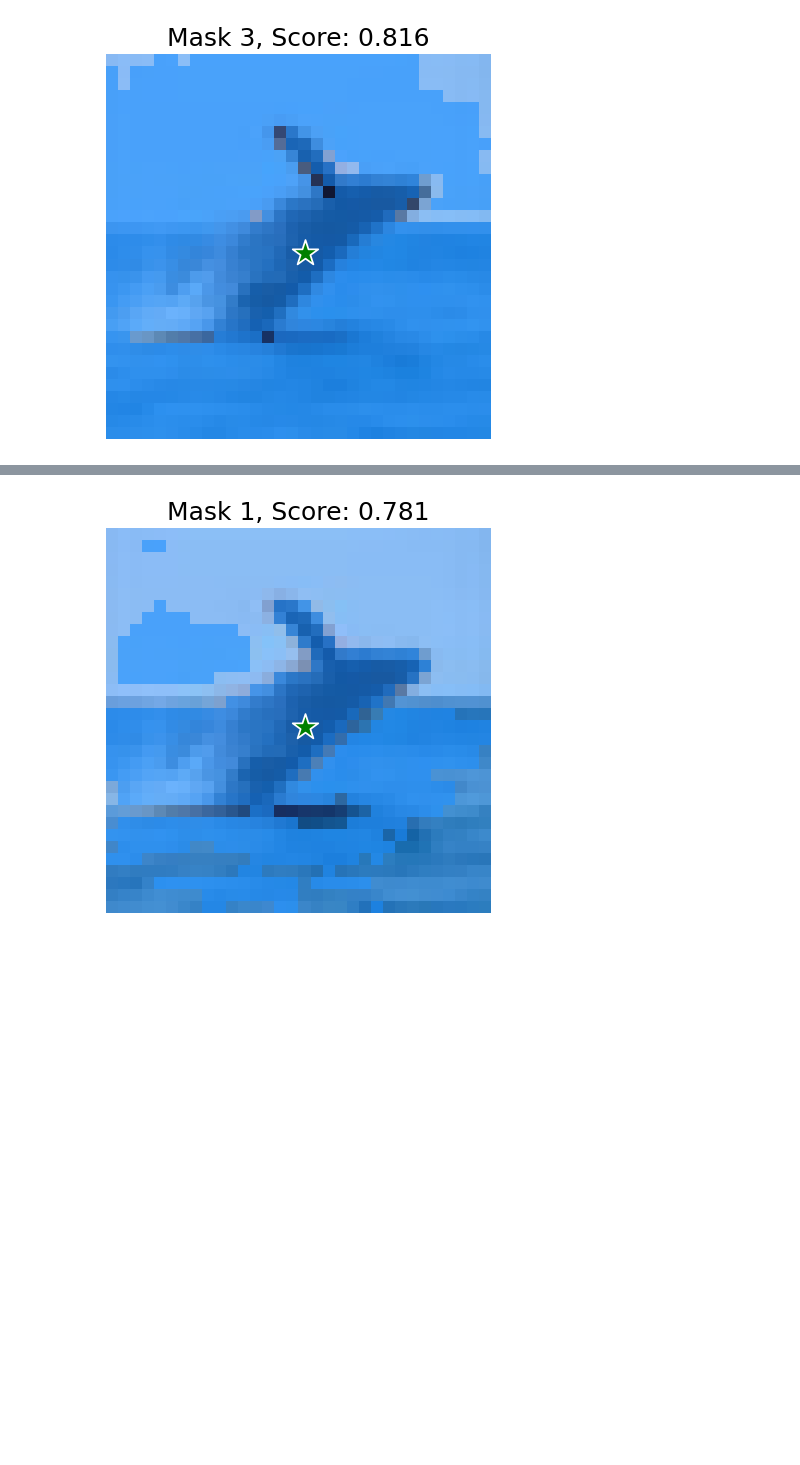
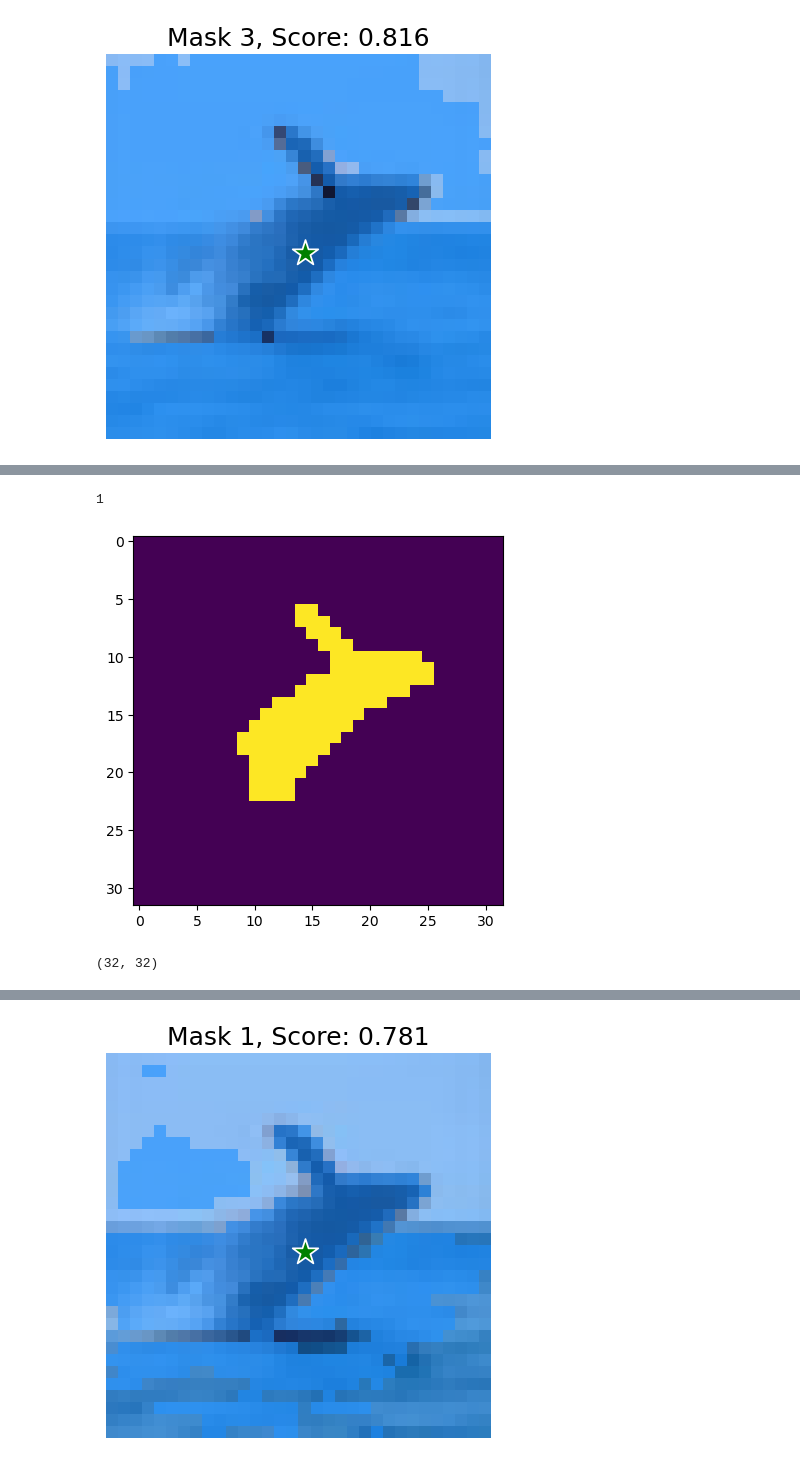
Before and after one commit to erotondo/ece590_fall2024, a Jupyter notebook: eli_dev/seg_any_model/sam_cifar_testing_maskpred.ipynb, the cells around one changed output, grey strips where cells are left out. Cells and saved outputs as stored; diff of their text form; code cells hidden in the pictures; blank space fills up the shorter version.

```diff
--- a/eli_dev/seg_any_model/sam_cifar_testing_maskpred.ipynb
+++ b/eli_dev/seg_any_model/sam_cifar_testing_maskpred.ipynb
@@ -137,0 +138,13 @@ Time: 7.1
+# %%
+np.argmax(b_t1_scores)
+# %% [output]
+1
+# %%
+plt.imshow(b_t1_masks[np.argmax(b_t1_scores),:,:])
+plt.show()
+# %% [output]
+[figure, added]
+# %%
+b_t1_masks[np.argmax(b_t1_scores),:,:].shape
+# %% [output]
+(32, 32)
```
Also changed, not shown: parts of 9 cells of this notebook, 7 other files.
